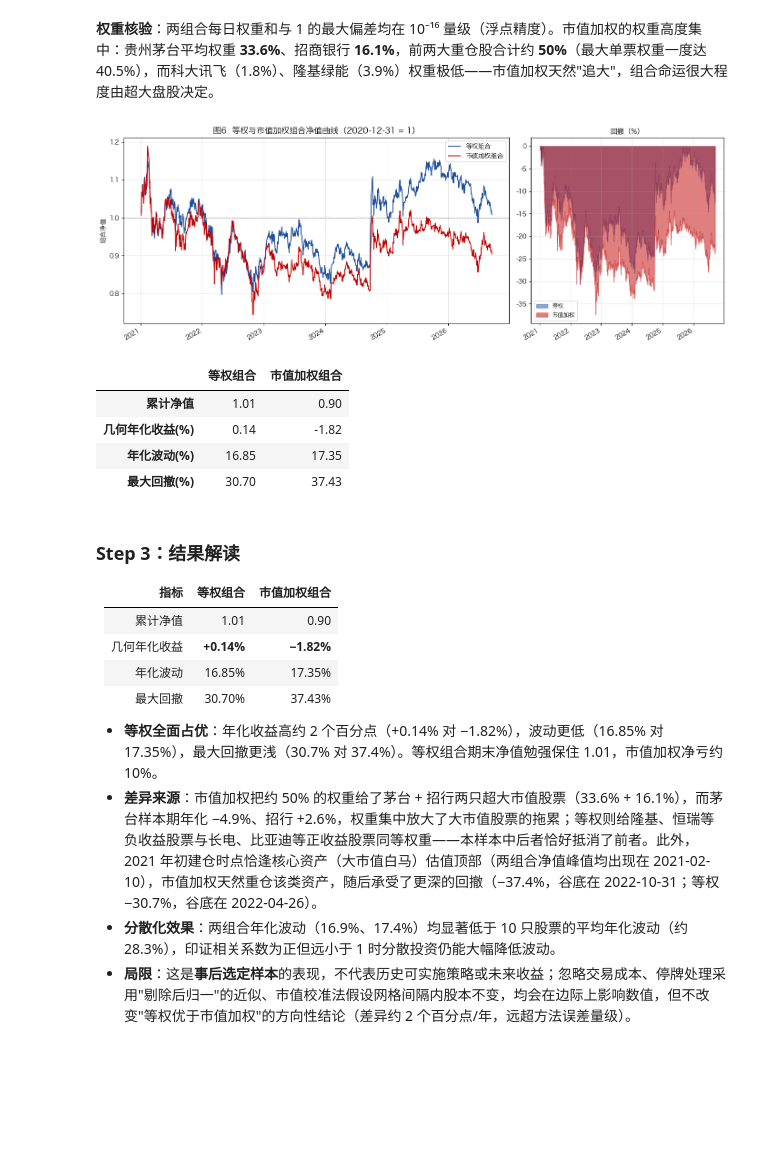
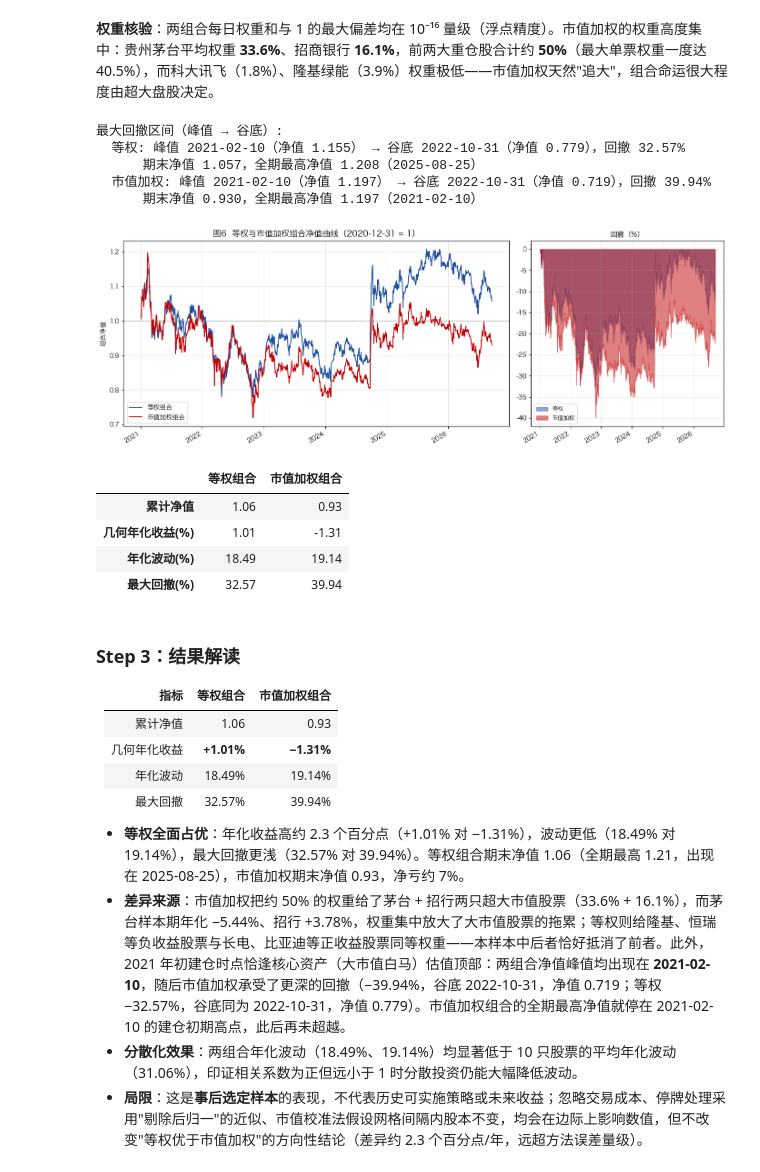
Before and after one commit to jenney33/FinEco-hw, a Jupyter notebook: hw02-1/hw02-1.ipynb, the cells around one changed output. Saved outputs shown, nothing was run; the diff lists cells and outputs as text; code cells hidden in the pictures; blank space fills up the shorter version.

```diff
--- a/hw02-1/hw02-1.ipynb
+++ b/hw02-1/hw02-1.ipynb
@@ -88,21 +89,28 @@ sel
 - **异常收益**：检查后复权收益是否有超出涨跌停制度允许范围的观测（|r| > 20%）；
 - **单位**：价格单位为元/股，成交量为手，市值为亿元（第 6 节核验）。
 # %%
-# 读取行情面板（并集日历）：三种复权口径 + 成交额
-raw_p, qfq_p, hfq_p, amt = {}, {}, {}, {}
+# 读取行情面板（并集日历）：不复权 / 前复权 / 后复权 + 成交额
+# 后复权主口径改用新浪源（腾讯 hfq 存在复权因子漂移，见 2.3 节诊断）
+raw_p, qfq_p, hfq_p, hfq_tx_p, amt = {}, {}, {}, {}, {}
 for c in codes:
     r_ = pd.read_csv(f'data/raw/tx_daily_{c}_raw.csv', parse_dates=['date']).set_index('date')
     q_ = pd.read_csv(f'data/raw/tx_daily_{c}_qfq.csv', parse_dates=['date']).set_index('date')
-    h_ = pd.read_csv(f'data/raw/tx_daily_{c}_hfq.csv', parse_dates=['date']).set_index('date')
-    raw_p[c] = r_['close']; qfq_p[c] = q_['close']; hfq_p[c] = h_['close']; amt[c] = r_['amount']
+    h_ = pd.read_csv(f'data/raw/sina_daily_{c}_hfq.csv', parse_dates=['date']).set_index('date')
+    t_ = pd.read_csv(f'data/raw/tx_daily_{c}_hfq.csv', parse_dates=['date']).set_index('date')
+    raw_p[c] = r_['close']; qfq_p[c] = q_['close']; amt[c] = r_['amount']
+    hfq_p[c] = h_['close'].reindex(r_.index)      # 新浪后复权（主口径）
+    hfq_tx_p[c] = t_['close']                      # 腾讯后复权（仅作对照）
 P_raw = pd.DataFrame(raw_p); P_qfq = pd.DataFrame(qfq_p)
-P_hfq = pd.DataFrame(hfq_p); AMT = pd.DataFrame(amt)
-# 三种口径的日期索引必须完全一致（跨口径对齐检查）
-assert P_raw.index.equals(P_qfq.index) and P_raw.index.equals(P_hfq.index), '三口径日期索引不一致'
-print('三种复权口径日期索引完全对齐 ✓（均为并集交易日历）')
+P_hfq = pd.DataFrame(hfq_p); P_hfq_tx = pd.DataFrame(hfq_tx_p); AMT = pd.DataFrame(amt)
+# 日期索引对齐检查：不复权与前复权须完全一致；后复权（新浪）在样本期内须无缺失
+assert P_raw.index.equals(P_qfq.index), '不复权与前复权日期索引不一致'
+# 缺失位置必须与不复权序列完全一致（即停牌日一致，而非数据源缺数）
+assert P_hfq.isna().equals(P_raw.isna()), '新浪后复权的缺失位置与不复权不一致'
+print('不复权 / 前复权 日期索引完全对齐 ✓')
+print('新浪后复权的缺失日期与不复权完全一致（仅停牌日）✓，样本期内无数据源缺数')
 print('末日 2026-09-16 收盘价对照（前复权应与不复权完全相等）:')
 print(pd.DataFrame({'不复权': P_raw.iloc[-1], '前复权': P_qfq.iloc[-1],
-                    '后复权': P_hfq.iloc[-1]}).rename(index=names).round(2).to_string())
+                    '后复权(新浪)': P_hfq.iloc[-1]}).rename(index=names).round(2).to_string())
 
 print('== 成交额样例（腾讯接口 amount 字段，按数量级推断单位为万元）==')
 print(f"招商银行 2026-09-16 成交额 {AMT['600036'].iloc[-1]:,.0f} 万元 ≈ {AMT['600036'].iloc[-1]/1e4:.1f} 亿元，量级合理")
@@ -729,53 +889,64 @@ def perf(r, label):
     T = len(r)
     ann = nav.iloc[-1] ** (252 / T) - 1
     vol = r.std() * np.sqrt(252)
     mdd = -(nav / nav.cummax() - 1).min()
     return pd.Series({'累计净值': nav.iloc[-1], '几何年化收益(%)': ann * 100,
                       '年化波动(%)': vol * 100, '最大回撤(%)': mdd * 100}, name=label)
 
 NAV_ew = (1 + r_ew).cumprod(); NAV_vw = (1 + r_vw).cumprod()
 perf_tbl = pd.concat([perf(r_ew, '等权组合'), perf(r_vw, '市值加权组合')], axis=1)
 
 fig, axes = plt.subplots(1, 2, figsize=(14, 5), gridspec_kw={'width_ratios': [2, 1]})
 ax = axes[0]
 ax.plot(NAV_ew.index, NAV_ew, lw=1.4, color='#1f4e9c', label='等权组合')
 ax.plot(NAV_vw.index, NAV_vw, lw=1.4, color='#c00000', label='市值加权组合')
 ax.axhline(1.0, color='gray', ls='--', lw=0.8)
 # 最大回撤发生区间标注
 dd_ew = NAV_ew / NAV_ew.cummax() - 1; dd_vw = NAV_vw / NAV_vw.cummax() - 1
+print('最大回撤区间（峰值 → 谷底）:')
+for lbl, nav, dd in [('等权', NAV_ew, dd_ew), ('市值加权', NAV_vw, dd_vw)]:
+    trough = dd.idxmin(); peak = nav.loc[:trough].idxmax()
+    print(f'  {lbl}: 峰值 {peak.date()}（净值 {nav.loc[peak]:.3f}） → 谷底 {trough.date()}'
+          f'（净值 {nav.loc[trough]:.3f}），回撤 {-dd.min()*100:.2f}%')
+    print(f'      期末净值 {nav.iloc[-1]:.3f}，全期最高净值 {nav.max():.3f}（{nav.idxmax().date()}）')
 ax.set_title('图6  等权与市值加权组合净值曲线（2020-12-31 = 1）', fontsize=13)
 ax.set_ylabel('组合净值'); ax.legend(fontsize=10); ax.grid(alpha=0.3)
 ax2 = axes[1]
 ax2.fill_between(dd_ew.index, dd_ew * 100, 0, color='#1f4e9c', alpha=0.5, label='等权')
 ax2.fill_between(dd_vw.index, dd_vw * 100, 0, color='#c00000', alpha=0.5, label='市值加权')
 ax2.set_title('回撤（%）', fontsize=11); ax2.legend(fontsize=9); ax2.grid(alpha=0.3)
 fig.autofmt_xdate(rotation=30)
 plt.tight_layout()
 plt.savefig('figs/fig6-portfolio.png', dpi=150, bbox_inches='tight')
 plt.show()
 
 perf_tbl.round(2)
 # %% [output]
+最大回撤区间（峰值 → 谷底）:
+  等权: 峰值 2021-02-10（净值 1.155） → 谷底 2022-10-31（净值 0.779），回撤 32.57%
+      期末净值 1.057，全期最高净值 1.208（2025-08-25）
+  市值加权: 峰值 2021-02-10（净值 1.197） → 谷底 2022-10-31（净值 0.719），回撤 39.94%
+      期末净值 0.930，全期最高净值 1.197（2021-02-10）
-[figure, old version]
+[figure, new version]
 |  | 等权组合 | 市值加权组合 |
-| 累计净值 | 1.01 | 0.90 |
-| 几何年化收益(%) | 0.14 | -1.82 |
-| 年化波动(%) | 16.85 | 17.35 |
-| 最大回撤(%) | 30.70 | 37.43 |
+| 累计净值 | 1.06 | 0.93 |
+| 几何年化收益(%) | 1.01 | -1.31 |
+| 年化波动(%) | 18.49 | 19.14 |
+| 最大回撤(%) | 32.57 | 39.94 |
 # %% [markdown]
 ### Step 3：结果解读
 
 | 指标 | 等权组合 | 市值加权组合 |
 |---|---|---|
-| 累计净值 | 1.01 | 0.90 |
-| 几何年化收益 | **+0.14%** | **−1.82%** |
-| 年化波动 | 16.85% | 17.35% |
-| 最大回撤 | 30.70% | 37.43% |
+| 累计净值 | 1.06 | 0.93 |
+| 几何年化收益 | **+1.01%** | **−1.31%** |
+| 年化波动 | 18.49% | 19.14% |
+| 最大回撤 | 32.57% | 39.94% |
 
-- **等权全面占优**：年化收益高约 2 个百分点（+0.14% 对 −1.82%），波动更低（16.85% 对 17.35%），最大回撤更浅（30.7% 对 37.4%）。等权组合期末净值勉强保住 1.01，市值加权净亏约 10%。
-- **差异来源**：市值加权把约 50% 的权重给了茅台 + 招行两只超大市值股票（33.6% + 16.1%），而茅台样本期年化 −4.9%、招行 +2.6%，权重集中放大了大市值股票的拖累；等权则给隆基、恒瑞等负收益股票与长电、比亚迪等正收益股票同等权重——本样本中后者恰好抵消了前者。此外，2021 年初建仓时点恰逢核心资产（大市值白马）估值顶部（两组合净值峰值均出现在 2021-02-10），市值加权天然重仓该类资产，随后承受了更深的回撤（−37.4%，谷底在 2022-10-31；等权 −30.7%，谷底在 2022-04-26）。
-- **分散化效果**：两组合年化波动（16.9%、17.4%）均显著低于 10 只股票的平均年化波动（约 28.3%），印证相关系数为正但远小于 1 时分散投资仍能大幅降低波动。
-- **局限**：这是**事后选定样本**的表现，不代表历史可实施策略或未来收益；忽略交易成本、停牌处理采用"剔除后归一"的近似、市值校准法假设网格间隔内股本不变，均会在边际上影响数值，但不改变"等权优于市值加权"的方向性结论（差异约 2 个百分点/年，远超方法误差量级）。
+- **等权全面占优**：年化收益高约 2.3 个百分点（+1.01% 对 −1.31%），波动更低（18.49% 对 19.14%），最大回撤更浅（32.57% 对 39.94%）。等权组合期末净值 1.06（全期最高 1.21，出现在 2025-08-25），市值加权期末净值 0.93，净亏约 7%。
+- **差异来源**：市值加权把约 50% 的权重给了茅台 + 招行两只超大市值股票（33.6% + 16.1%），而茅台样本期年化 −5.44%、招行 +3.78%，权重集中放大了大市值股票的拖累；等权则给隆基、恒瑞等负收益股票与长电、比亚迪等正收益股票同等权重——本样本中后者恰好抵消了前者。此外，2021 年初建仓时点恰逢核心资产（大市值白马）估值顶部：两组合净值峰值均出现在 **2021-02-10**，随后市值加权承受了更深的回撤（−39.94%，谷底 2022-10-31，净值 0.719；等权 −32.57%，谷底同为 2022-10-31，净值 0.779）。市值加权组合的全期最高净值就停在 2021-02-10 的建仓初期高点，此后再未超越。
+- **分散化效果**：两组合年化波动（18.49%、19.14%）均显著低于 10 只股票的平均年化波动（31.06%），印证相关系数为正但远小于 1 时分散投资仍能大幅降低波动。
+- **局限**：这是**事后选定样本**的表现，不代表历史可实施策略或未来收益；忽略交易成本、停牌处理采用"剔除后归一"的近似、市值校准法假设网格间隔内股本不变，均会在边际上影响数值，但不改变"等权优于市值加权"的方向性结论（差异约 2.3 个百分点/年，远超方法误差量级）。
 # %% [markdown]
 ## 7. 总体结论
 
```
Also changed, not shown: parts of 27 cells of this notebook, 21 other files.
